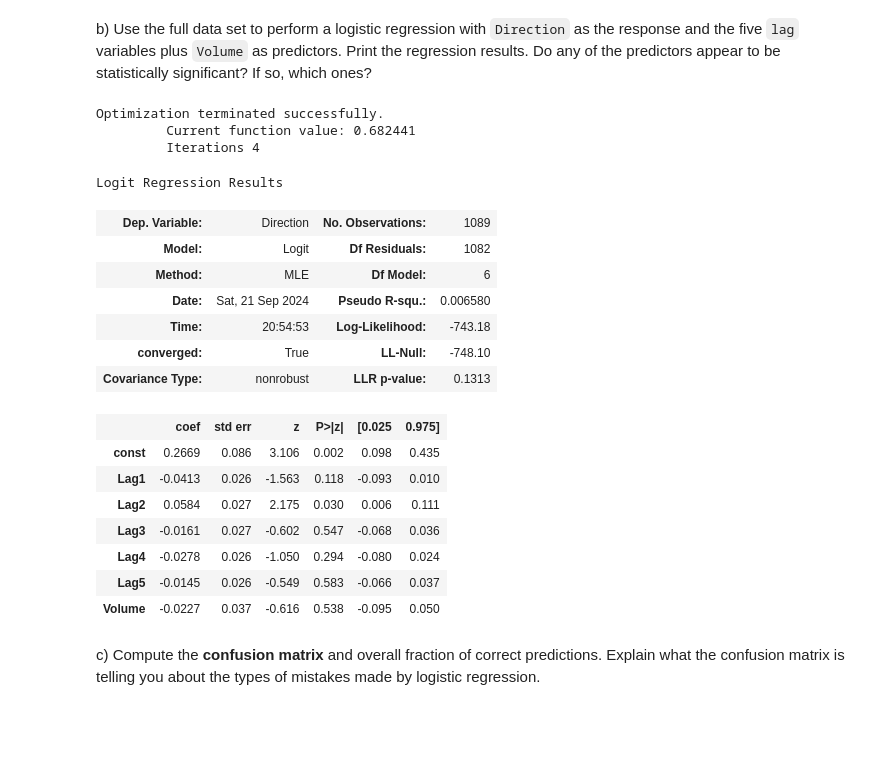
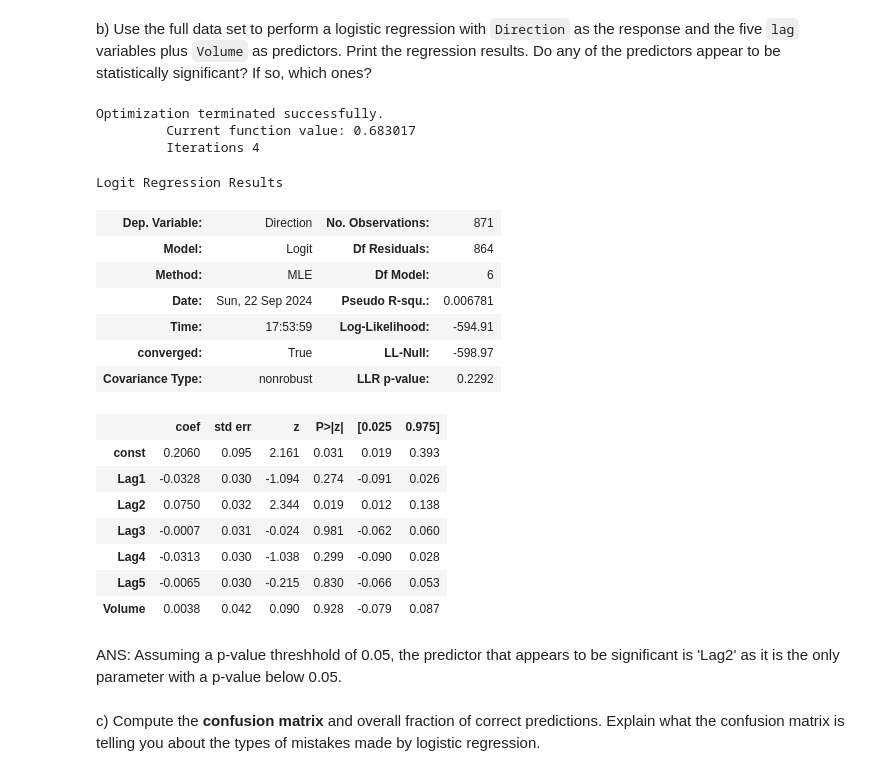
Before and after one commit to christian-ortmann/INFO521, a Jupyter notebook: ortmann_hw4_521.ipynb, the cells around one changed output. Cells and saved outputs as stored; diff of their text form; code cells hidden in the pictures; blank space fills up the shorter version.

```diff
--- a/ortmann_hw4_521.ipynb
+++ b/ortmann_hw4_521.ipynb
@@ -118,35 +118,43 @@ ANS: There is minimal correlation between the predictors as most have correlatio
 # %%
 # BEGIN SOLUTION
 
 import statsmodels.api as sm
+from sklearn.model_selection import train_test_split
+from sklearn.metrics import confusion_matrix
 
 dir = weekly["Direction"].map({"Up": 1, "Down": 0}) #convert strings to numeric categories
 week = weekly[['Lag1','Lag2','Lag3','Lag4','Lag5','Volume']]
-weekC = sm.add_constant(week) #add constant
-logitModel = sm.Logit(dir, weekC).fit()
+
+x_train, x_test, y_train, y_test = train_test_split(week, dir, test_size=0.20, random_state=41)
+
+x_testC = sm.add_constant(x_test) #add constant
+x_trainC = sm.add_constant(x_train) #add constant
+logitModel = sm.Logit(y_train, x_trainC).fit()
 logitModel.summary()
 
 # END SOLUTION
 # %% [output]
 Optimization terminated successfully.
-         Current function value: 0.682441
+         Current function value: 0.683017
          Iterations 4
 Logit Regression Results
-| Dep. Variable: | Direction | No. Observations: | 1089 |
-| Model: | Logit | Df Residuals: | 1082 |
+| Dep. Variable: | Direction | No. Observations: | 871 |
+| Model: | Logit | Df Residuals: | 864 |
 | Method: | MLE | Df Model: | 6 |
-| Date: | Sat, 21 Sep 2024 | Pseudo R-squ.: | 0.006580 |
-| Time: | 20:54:53 | Log-Likelihood: | -743.18 |
-| converged: | True | LL-Null: | -748.10 |
-| Covariance Type: | nonrobust | LLR p-value: | 0.1313 |
+| Date: | Sun, 22 Sep 2024 | Pseudo R-squ.: | 0.006781 |
+| Time: | 17:53:59 | Log-Likelihood: | -594.91 |
+| converged: | True | LL-Null: | -598.97 |
+| Covariance Type: | nonrobust | LLR p-value: | 0.2292 |
 |  | coef | std err | z | P>|z| | [0.025 | 0.975] |
-| const | 0.2669 | 0.086 | 3.106 | 0.002 | 0.098 | 0.435 |
-| Lag1 | -0.0413 | 0.026 | -1.563 | 0.118 | -0.093 | 0.010 |
-| Lag2 | 0.0584 | 0.027 | 2.175 | 0.030 | 0.006 | 0.111 |
-| Lag3 | -0.0161 | 0.027 | -0.602 | 0.547 | -0.068 | 0.036 |
-| Lag4 | -0.0278 | 0.026 | -1.050 | 0.294 | -0.080 | 0.024 |
-| Lag5 | -0.0145 | 0.026 | -0.549 | 0.583 | -0.066 | 0.037 |
-| Volume | -0.0227 | 0.037 | -0.616 | 0.538 | -0.095 | 0.050 |
+| const | 0.2060 | 0.095 | 2.161 | 0.031 | 0.019 | 0.393 |
+| Lag1 | -0.0328 | 0.030 | -1.094 | 0.274 | -0.091 | 0.026 |
+| Lag2 | 0.0750 | 0.032 | 2.344 | 0.019 | 0.012 | 0.138 |
+| Lag3 | -0.0007 | 0.031 | -0.024 | 0.981 | -0.062 | 0.060 |
+| Lag4 | -0.0313 | 0.030 | -1.038 | 0.299 | -0.090 | 0.028 |
+| Lag5 | -0.0065 | 0.030 | -0.215 | 0.830 | -0.066 | 0.053 |
+| Volume | 0.0038 | 0.042 | 0.090 | 0.928 | -0.079 | 0.087 |
+# %% [markdown]
+ANS: Assuming a p-value threshhold of 0.05, the predictor that appears to be significant is 'Lag2' as it is the only parameter with a p-value below 0.05.
 # %% [markdown]
 c) Compute the __confusion matrix__ and overall fraction of correct predictions. Explain what the confusion matrix is telling you about the types of mistakes made by logistic regression.
 # %%
```
Also changed, not shown: parts of 25 cells of this notebook.
